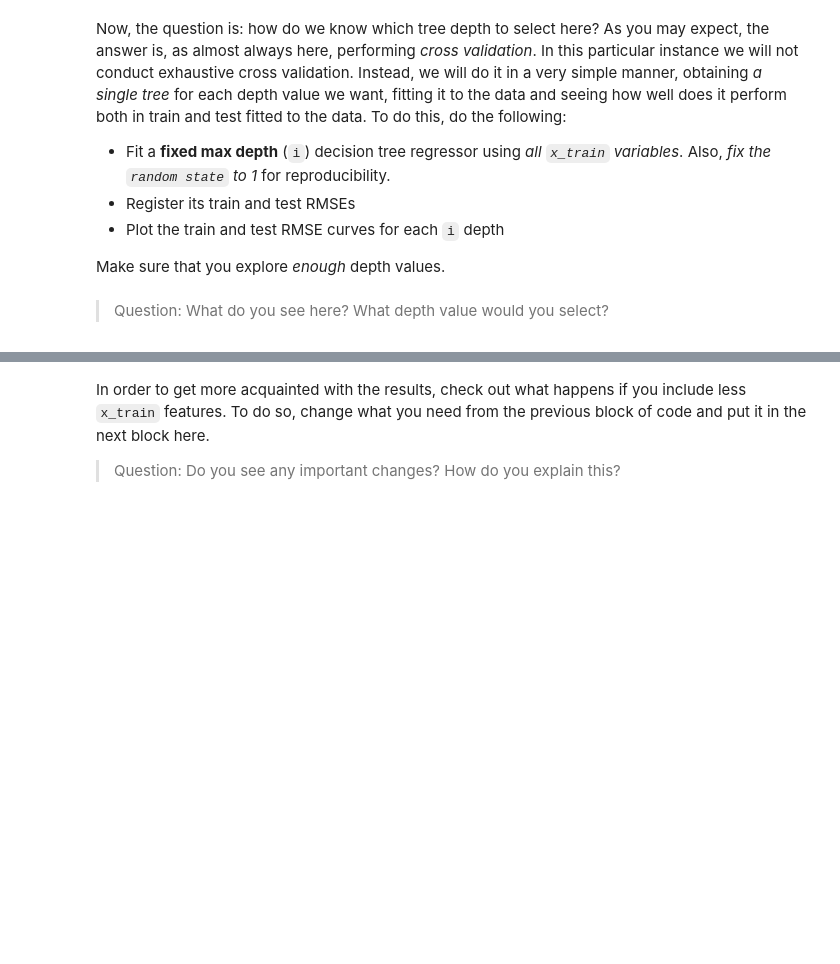
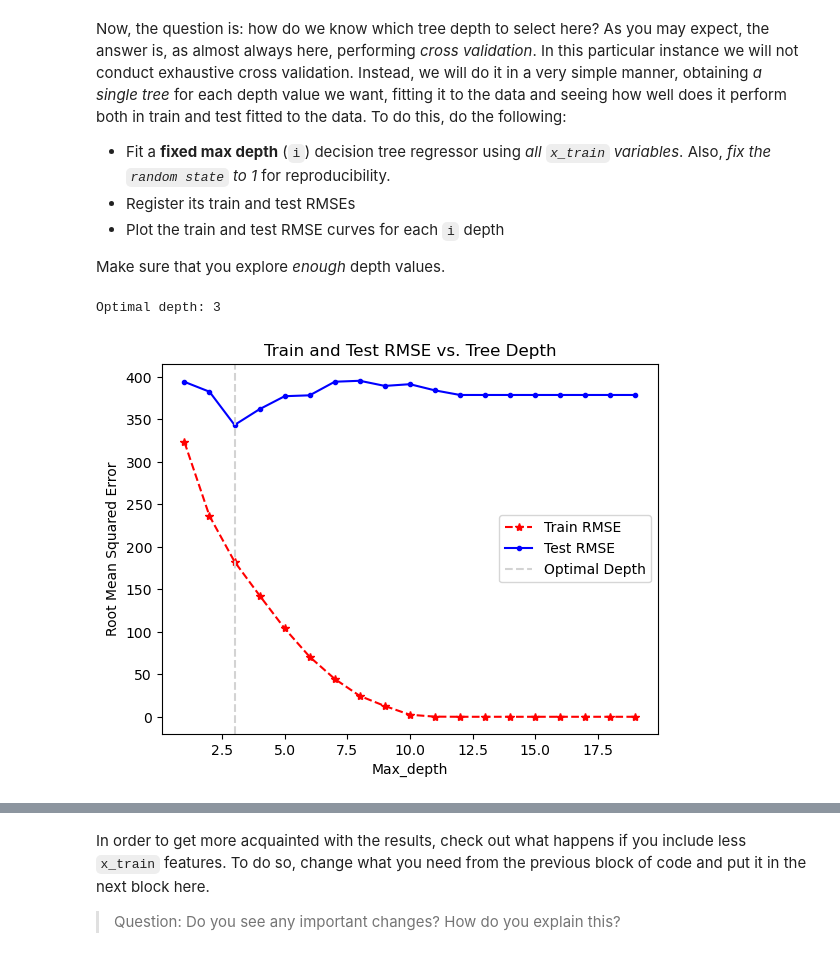
Before and after one commit to ICAI-IMAT-ML/p2-8-berasteguip, a Jupyter notebook: notebook/Lab2_8_Trees.ipynb, the cells around one changed output, grey strips where cells are left out. Drawn from its saved outputs; the diff is of its cells as text; code cells hidden in the pictures; blank space fills up the shorter version.

```diff
--- a/notebook/Lab2_8_Trees.ipynb
+++ b/notebook/Lab2_8_Trees.ipynb
@@ -184,20 +200,33 @@ Make sure that you explore _enough_ depth values.
 # %%
 # Lists to store the results
 train_rmse = []
 test_rmse = []
 
 # Range of depths to be explored
 tree_size = np.arange(1,20)
 
 for i in tree_size:
 
-    # TODO: Train the needed tree with the set depth, then measure its RMSE in train and test and store them in the previous lists
+    regressor = DecisionTreeRegressor(max_depth=i, random_state=1)
+    regressor.fit(x_train, y_train)
 
+    train_pred = regressor.predict(x_train)
+    test_pred = regressor.predict(x_test)
+    train_rmse.append(np.sqrt(mean_squared_error(train_pred, y_train)))
+    test_rmse.append(np.sqrt(mean_squared_error(test_pred, y_test)))
+
+optimal_depth = tree_size[np.argmin(test_rmse)]
+print(f'Optimal depth: {optimal_depth}')
 
 # Plot the results
-plt.plot(tree_size, train_rmse, 'r*--')
-plt.plot(tree_size, test_rmse, 'b.-')
+plt.plot(tree_size, train_rmse, 'r*--', label='Train RMSE')
+plt.plot(tree_size, test_rmse, 'b.-', label='Test RMSE')
+plt.axvline(x=tree_size[np.argmin(test_rmse)], color='lightgrey', linestyle='--', label='Optimal Depth')
+plt.legend()
+plt.title('Train and Test RMSE vs. Tree Depth')
 plt.xlabel('Max_depth')
 plt.ylabel('Root Mean Squared Error')
+plt.show()
+# %% [output]
+Optimal depth: 3
+[figure, added]
-# %% [markdown]
-> Question: What do you see here? What depth value would you select?
```
Also changed, not shown: parts of 13 cells of this notebook.
